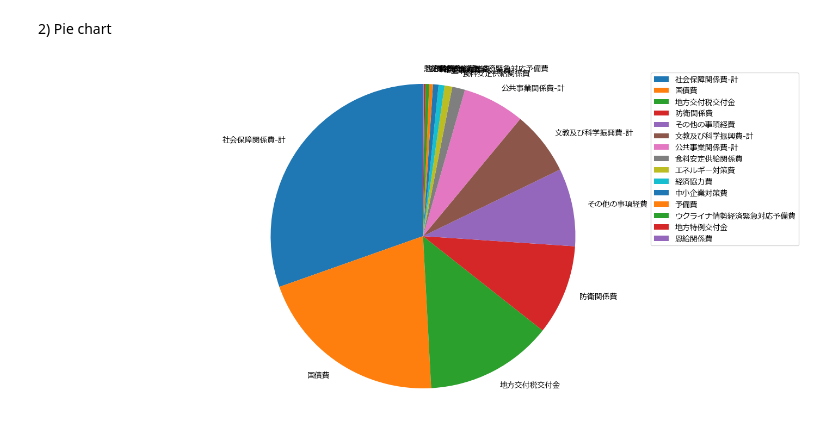
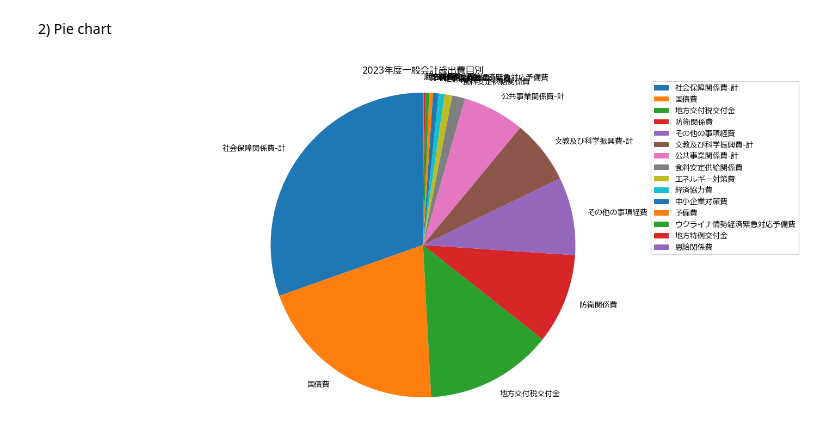
Before and after one commit to Pipikopimame/orbe_public2, a Jupyter notebook: 政府一般会計歳出.ipynb, the cells around one changed output. Drawn from its saved outputs; the diff is of its cells as text; code cells hidden in the pictures.

```diff
--- a/政府一般会計歳出.ipynb
+++ b/政府一般会計歳出.ipynb
@@ -198,9 +203,10 @@ plt.show()
 <p>2) Pie chart</p>
 # %%
 fig,ax1 = plt.subplots(1,1,figsize=(18,8))
-ax1.pie(df3['2023'].values,labels=df3['大費目'],startangle=90,textprops={'fontsize':10})
+ax1.pie(df3['2023'].values,labels=df3.index,startangle=90,textprops={'fontsize':10})
 ax1.axis('equal')
+ax1.set_title('2023年度一般会計歳出費目別')
 ax1.legend(fontsize=10)
 plt.show()
 # %% [output]
-[figure, old version]
+[figure, new version]
```
Also changed, not shown: parts of 2 cells of this notebook.
